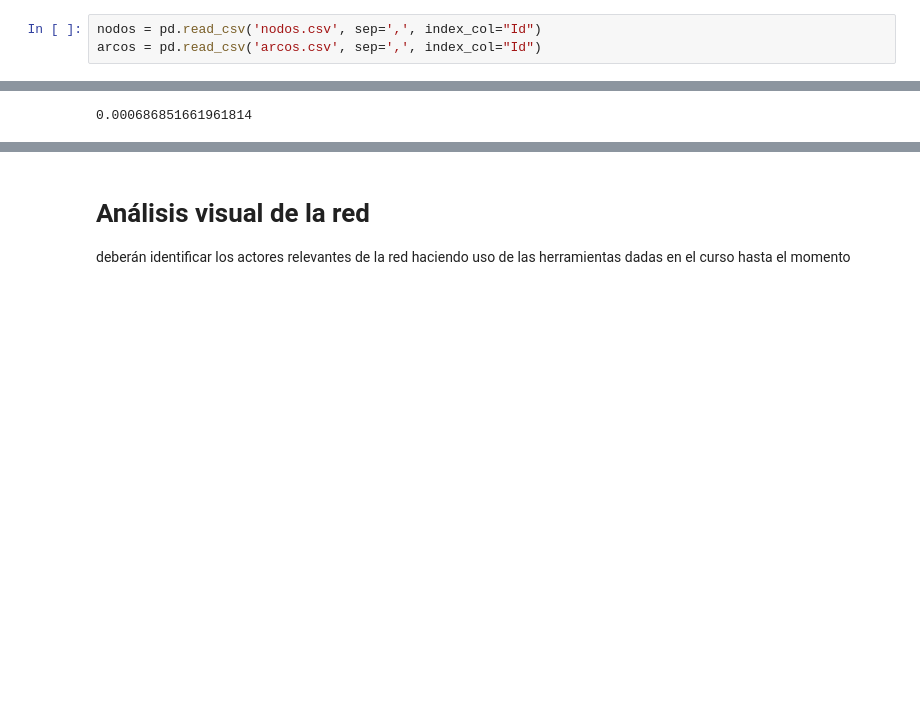
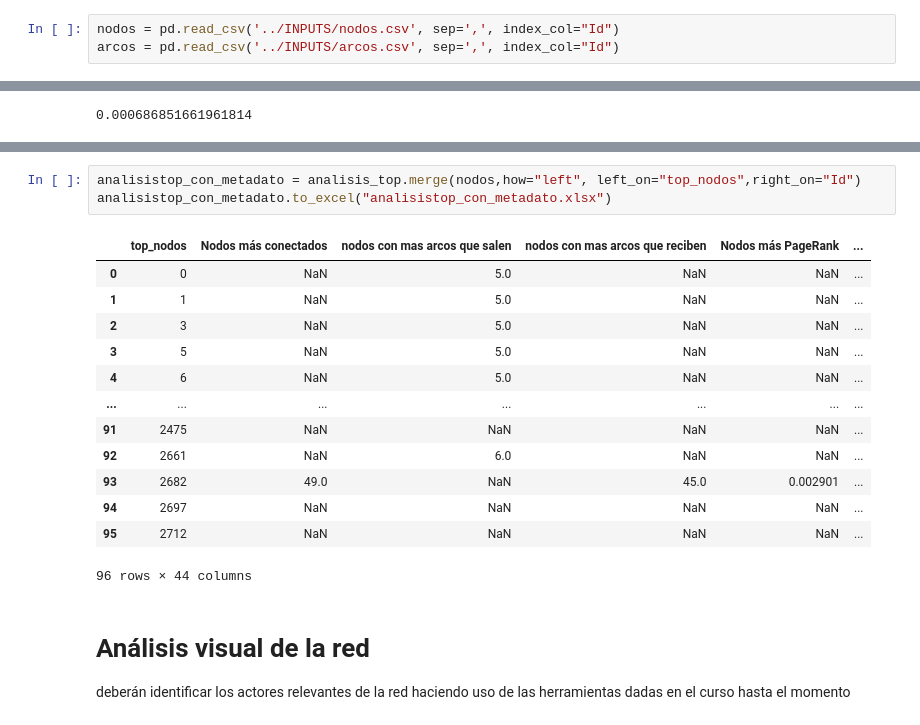
Before and after one commit to dfgomezc/analytics_en_redes_sociales, a Jupyter notebook: entrega_1_analisis_red/analisis_preliminar_red_DG.ipynb, the cells around one changed output, grey strips where cells are left out. Drawn from its saved outputs; the diff is of its cells as text; blank space fills up the shorter version.

```diff
--- a/entrega_1_analisis_red/analisis_preliminar_red_DG.ipynb
+++ b/entrega_1_analisis_red/analisis_preliminar_red_DG.ipynb
@@ -5,5 +5,5 @@ import pandas as pd
 import networkx as nx
 import matplotlib.pyplot as plt
 # %%
-nodos = pd.read_csv('nodos.csv', sep=',', index_col="Id")
-arcos = pd.read_csv('arcos.csv', sep=',', index_col="Id")
+nodos = pd.read_csv('../INPUTS/nodos.csv', sep=',', index_col="Id")
+arcos = pd.read_csv('../INPUTS/arcos.csv', sep=',', index_col="Id")
@@ -261,3 +383,20 @@ nx.density(G) # Qué proporción de de conexiones entre los nodos existen
+# %%
+analisistop_con_metadato = analisis_top.merge(nodos,how="left", left_on="top_nodos",right_on="Id")
+analisistop_con_metadato.to_excel("analisistop_con_metadato.xlsx")
+# %% [output]
+|  | top_nodos | Nodos más conectados | nodos con mas arcos que salen | nodos con mas arcos que reciben | Nodos más PageRank | ... |
+| 0 | 0 | NaN | 5.0 | NaN | NaN | ... |
+| 1 | 1 | NaN | 5.0 | NaN | NaN | ... |
+| 2 | 3 | NaN | 5.0 | NaN | NaN | ... |
+| 3 | 5 | NaN | 5.0 | NaN | NaN | ... |
+| 4 | 6 | NaN | 5.0 | NaN | NaN | ... |
+| ... | ... | ... | ... | ... | ... | ... |
+| 91 | 2475 | NaN | NaN | NaN | NaN | ... |
+| 92 | 2661 | NaN | 6.0 | NaN | NaN | ... |
+| 93 | 2682 | 49.0 | NaN | 45.0 | 0.002901 | ... |
+| 94 | 2697 | NaN | NaN | NaN | NaN | ... |
+| 95 | 2712 | NaN | NaN | NaN | NaN | ... |
+96 rows × 44 columns
 # %% [markdown]
 # Análisis visual de la red
 deberán identificar los actores relevantes de la red haciendo uso de las herramientas dadas en el curso hasta el momento
```
Also changed, not shown: parts of 11 cells of this notebook, 11 other files.
